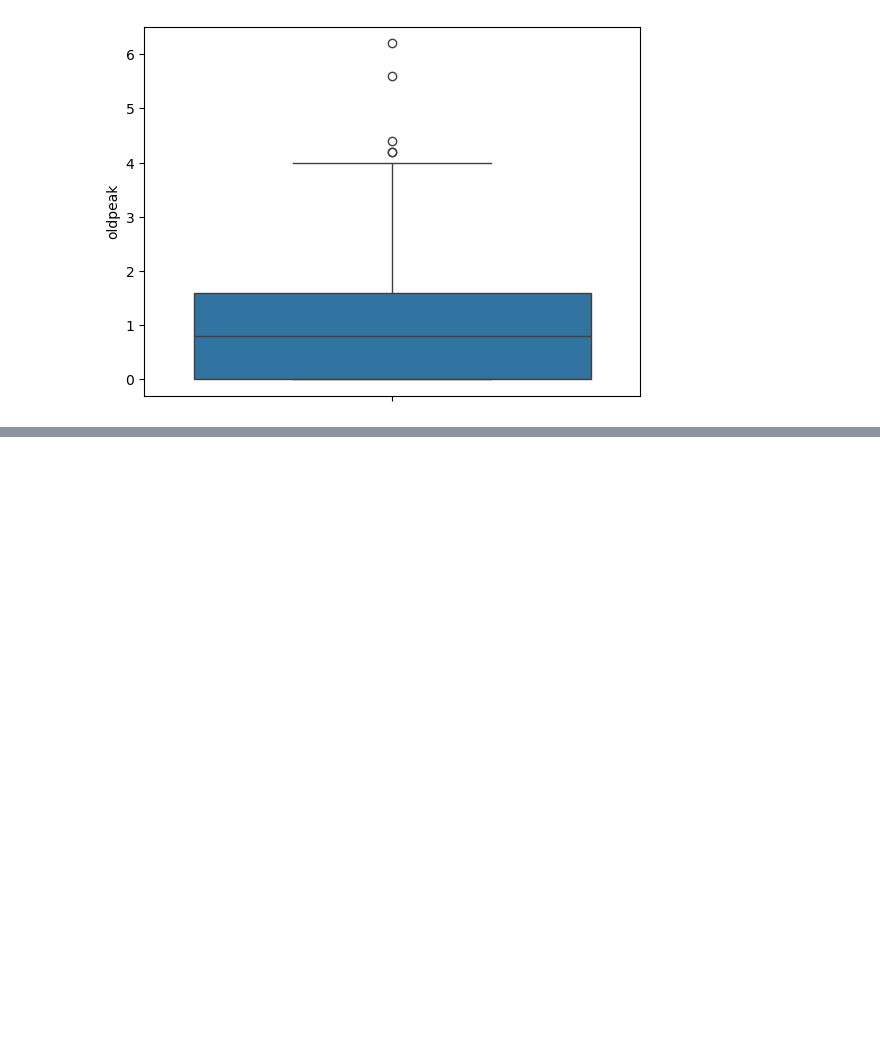
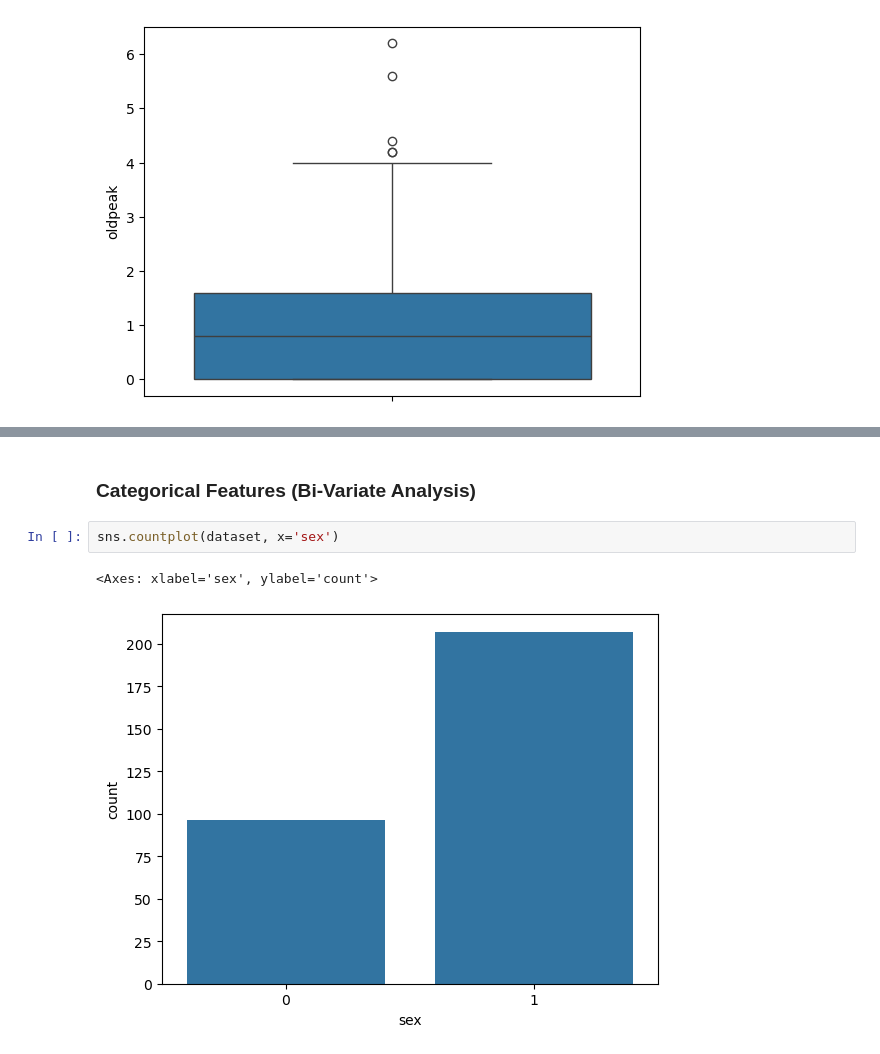
Before and after one commit to vishaltechevangelist/project-heart-attack-analysis-prediction, a Jupyter notebook: Project Heart Attack Prediction .ipynb, the cells around one changed output, grey strips where cells are left out. Saved outputs shown, nothing was run; the diff lists cells and outputs as text; blank space fills up the shorter version.

```diff
--- a/Project Heart Attack Prediction .ipynb
+++ b/Project Heart Attack Prediction .ipynb
@@ -367,0 +388,7 @@ sns.boxplot(dataset['oldpeak'])
+# %% [markdown]
+### Categorical Features (Bi-Variate Analysis)
+# %%
+sns.countplot(dataset, x='sex')
+# %% [output]
+<Axes: xlabel='sex', ylabel='count'>
+[figure, added]
```
Also changed, not shown: parts of 8 cells of this notebook.
